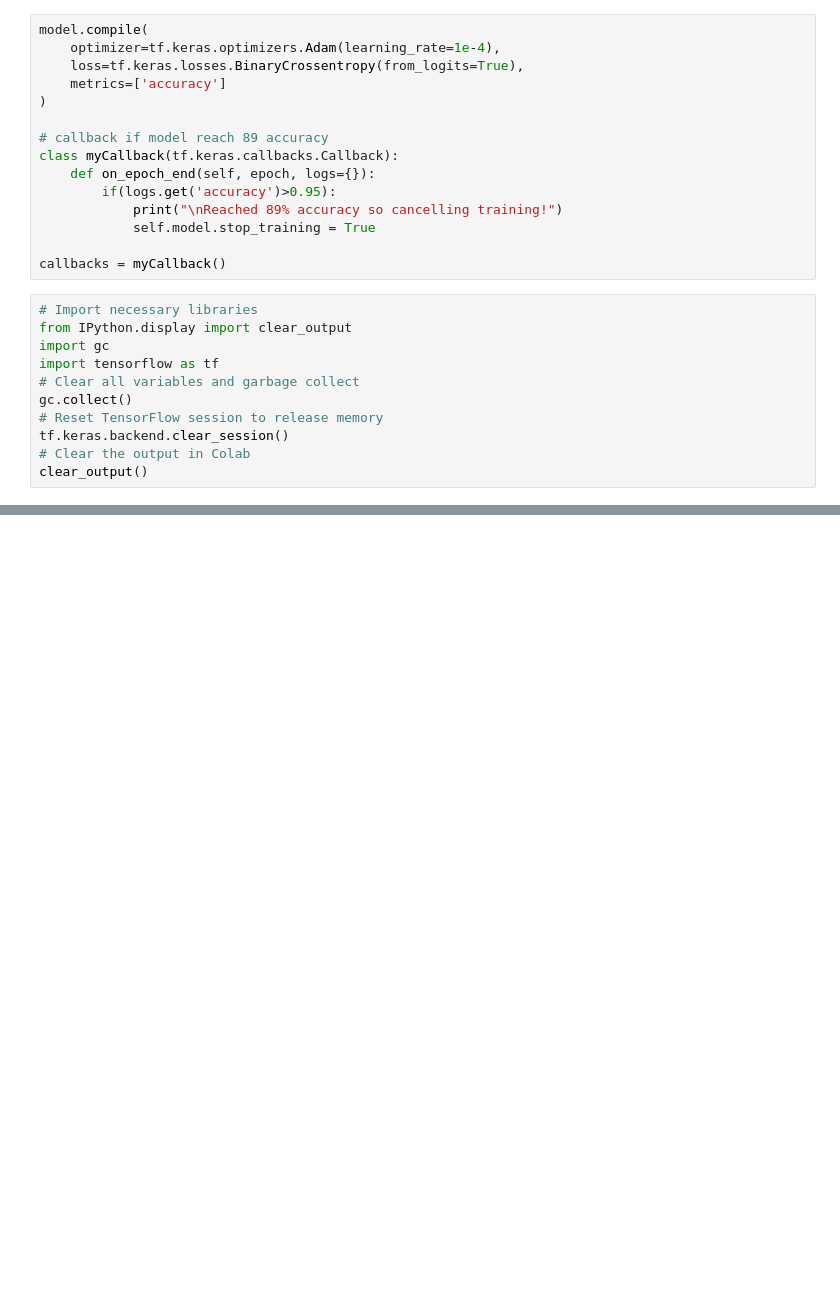
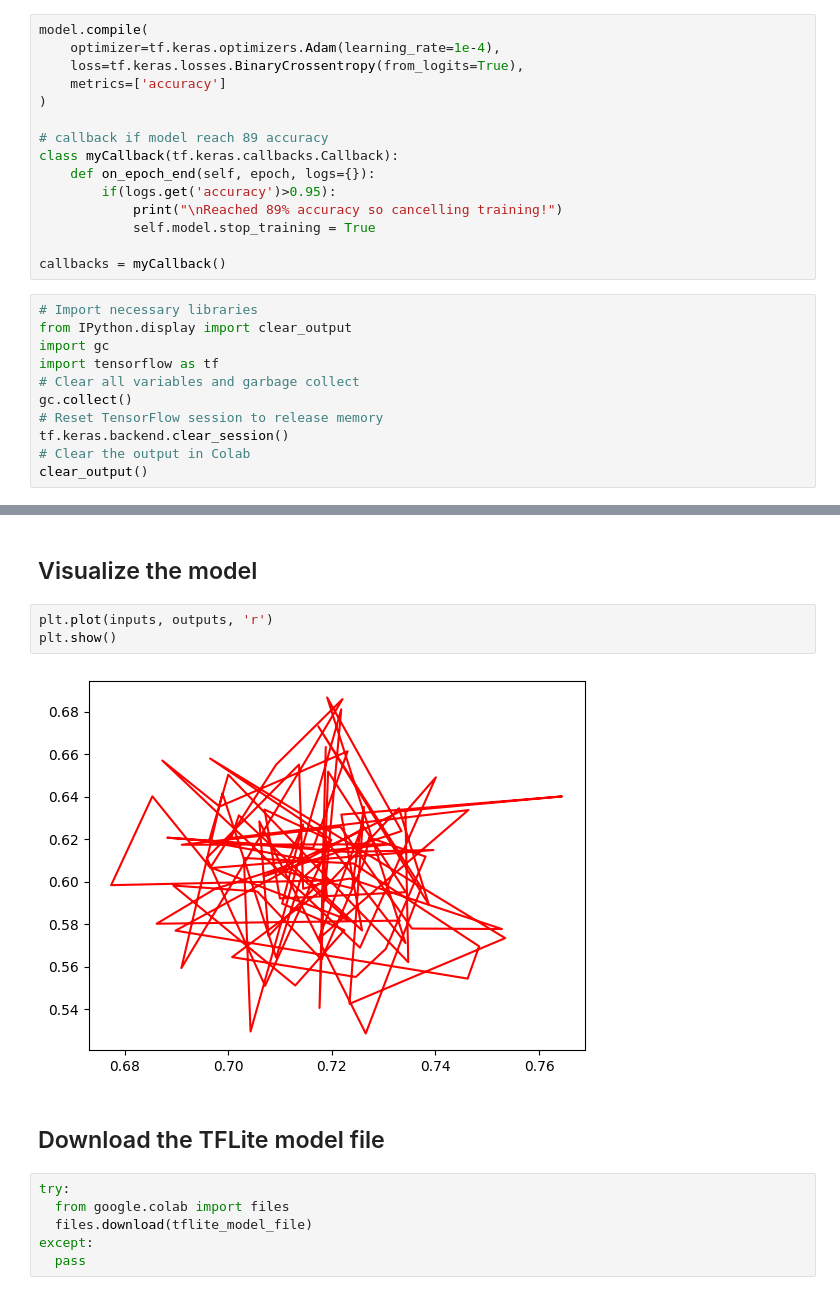
Before and after one commit to hwangzie/Detect-Corner-Mark-on-Device-and-Image-Quality, a Jupyter notebook: Corner_detection.ipynb, the cells around one changed output, grey strips where cells are left out. Drawn from its saved outputs; the diff is of its cells as text; blank space fills up the shorter version.

```diff
--- a/Corner_detection.ipynb
+++ b/Corner_detection.ipynb
@@ -300 +359,16 @@ Captures:
+# %% [markdown]
+## Visualize the model
+# %%
+plt.plot(inputs, outputs, 'r')
+plt.show()
+# %% [output]
+[figure, added]
+# %% [markdown]
+## Download the TFLite model file
+# %%
+try:
+  from google.colab import files
+  files.download(tflite_model_file)
+except:
+  pass
 # %%
```
Also changed, not shown: parts of 20 cells of this notebook.
